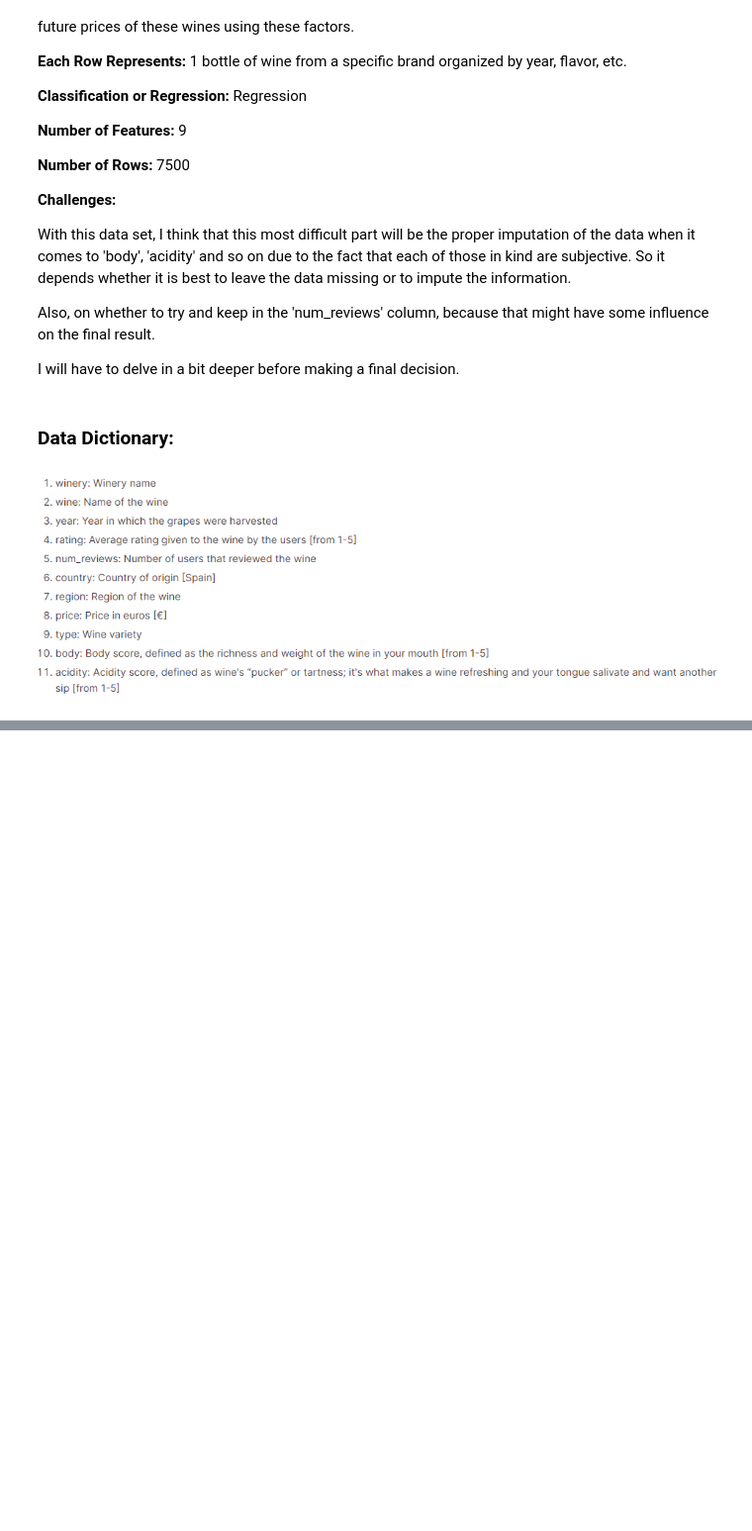
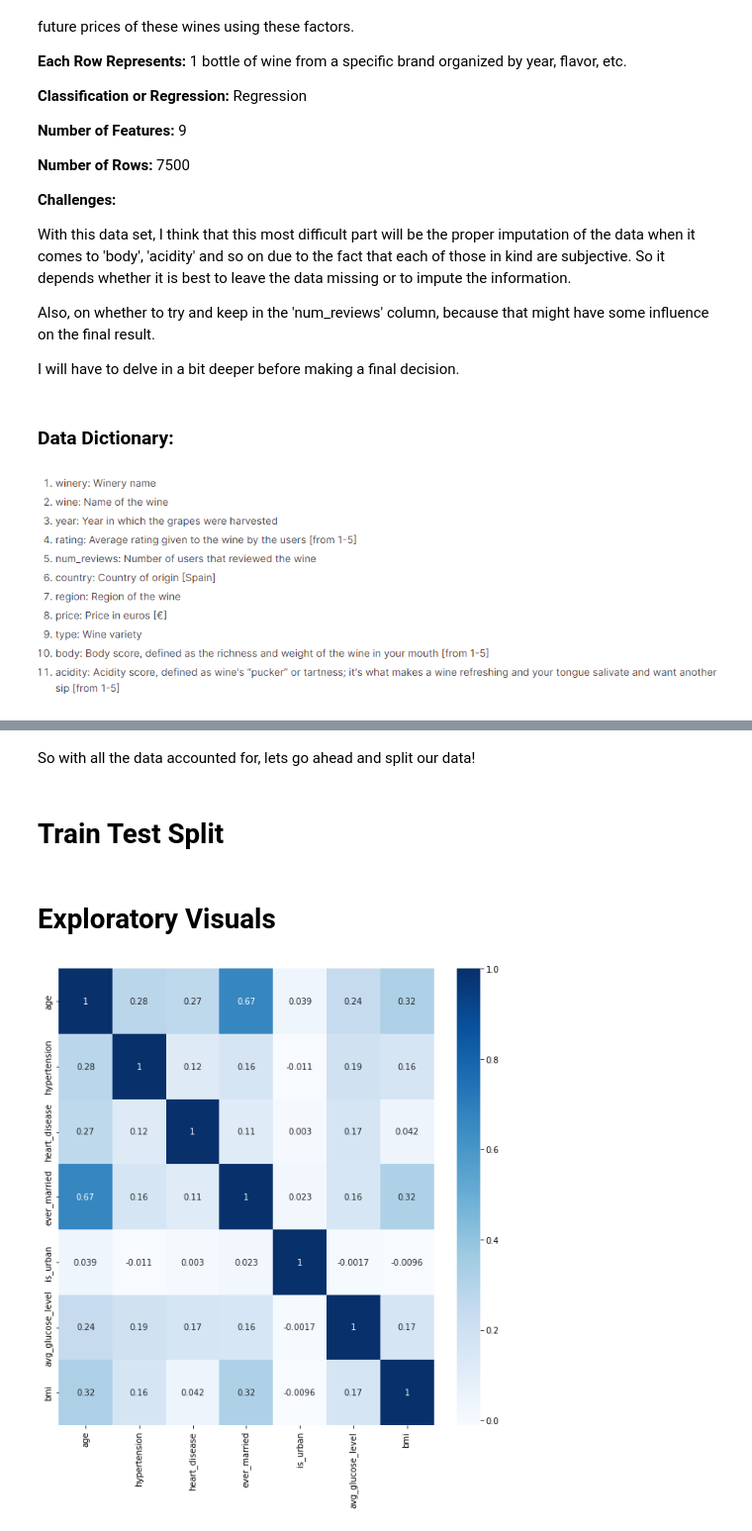
Before and after one commit to G3ntl3g1ant/Stroke-Predictions, a Jupyter notebook: Project_2_Part_1_Updated.ipynb, the cells around one changed output, grey strips where cells are left out. Shown at 99% size. Drawn from its saved outputs; the diff is of its cells as text; code cells hidden in the pictures; blank space fills up the shorter version.

```diff
--- a/Project_2_Part_1_Updated.ipynb
+++ b/Project_2_Part_1_Updated.ipynb
@@ -158,0 +214,5 @@ I will have to delve in a bit deeper before making a final decision.
+# %%
+# Dropping the 'id' column
+df.drop(columns='id', inplace=True)
+# Checking to see if the change took place
+df.info()
@@ -158,0 +263,6 @@ I will have to delve in a bit deeper before making a final decision.
+# %%
+# Replacing values from 'Yes': 1 and 'No': 0
+replace_values = {'Yes':1, 'No':0}
+df['ever_married'] = df['ever_married'].replace(replace_values)
+# Checking to see if the change took place
+df['ever_married'].value_counts()
@@ -158,0 +298,8 @@ I will have to delve in a bit deeper before making a final decision.
+# %%
+# Replacing Urban and Rural to 1 and 0 respectively
+replace_values2 = {'Rural':0, 'Urban':1}
+df['Residence_type'] = df['Residence_type'].replace(replace_values2)
+# Changing the name of the 'Residence_type' to 'is_urban'
+df.rename(columns={'Residence_type':'is_urban'}, inplace=True)
+# Checking to see if the change took place
+df['is_urban'].value_counts()
@@ -158,0 +346,20 @@ I will have to delve in a bit deeper before making a final decision.
+# %% [markdown]
+So with all the data accounted for, lets go ahead and split our data!
+# %% [markdown]
+# Train Test Split
+# %%
+# Train test splitting the data
+# Features
+X = df.drop(columns=['stroke'])
+# Target
+y = df['stroke']
+X_train, X_test, y_train, y_test = train_test_split(X, y, random_state=42)
+# %% [markdown]
+# Exploratory Visuals
+# %%
+# Creating a heatmap to see what correlates together
+corr = X_train.corr()
+plt.figure(figsize=(10,10))
+sns.heatmap(corr, annot=True, cmap='Blues');
+# %% [output]
+[figure, added]
```
Also changed, not shown: parts of 35 cells of this notebook.
